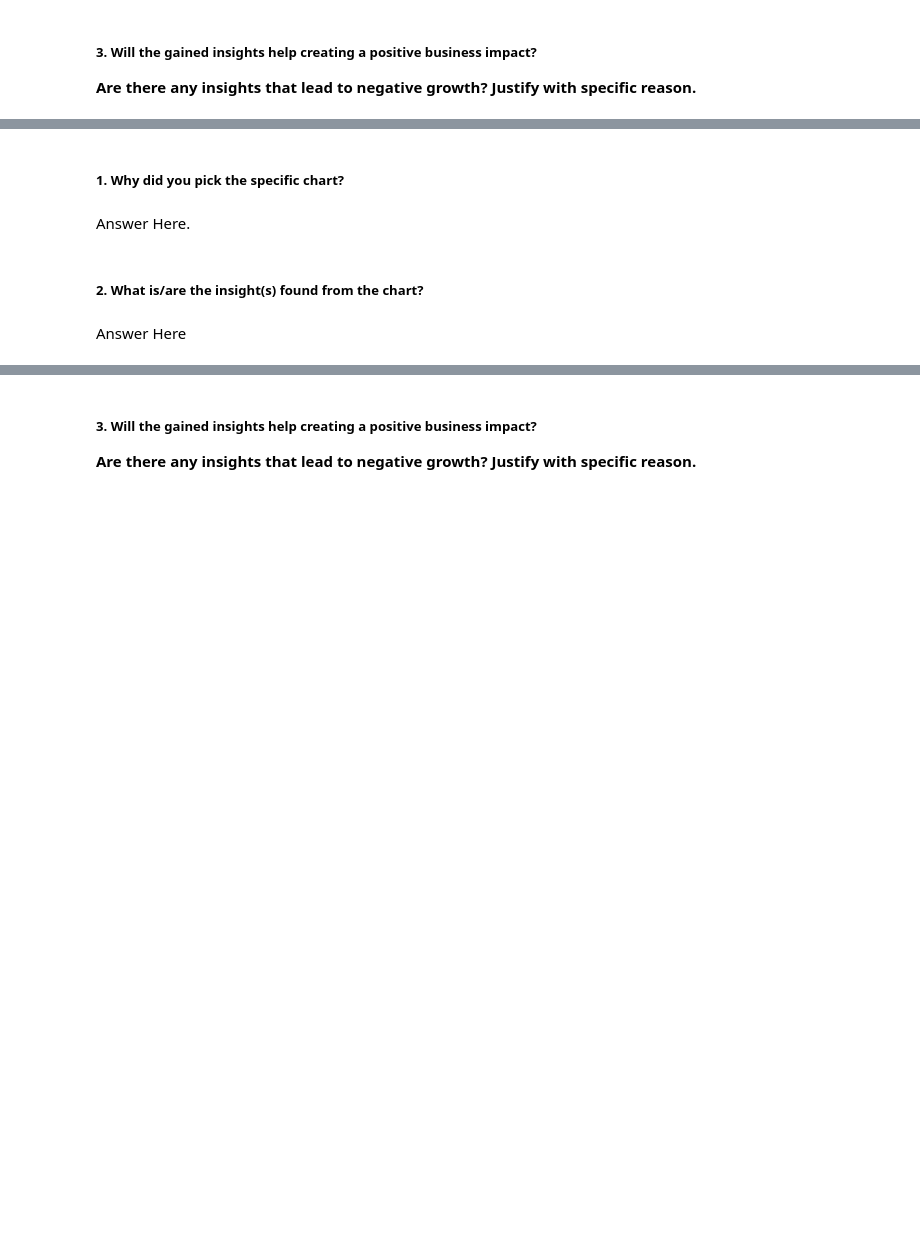
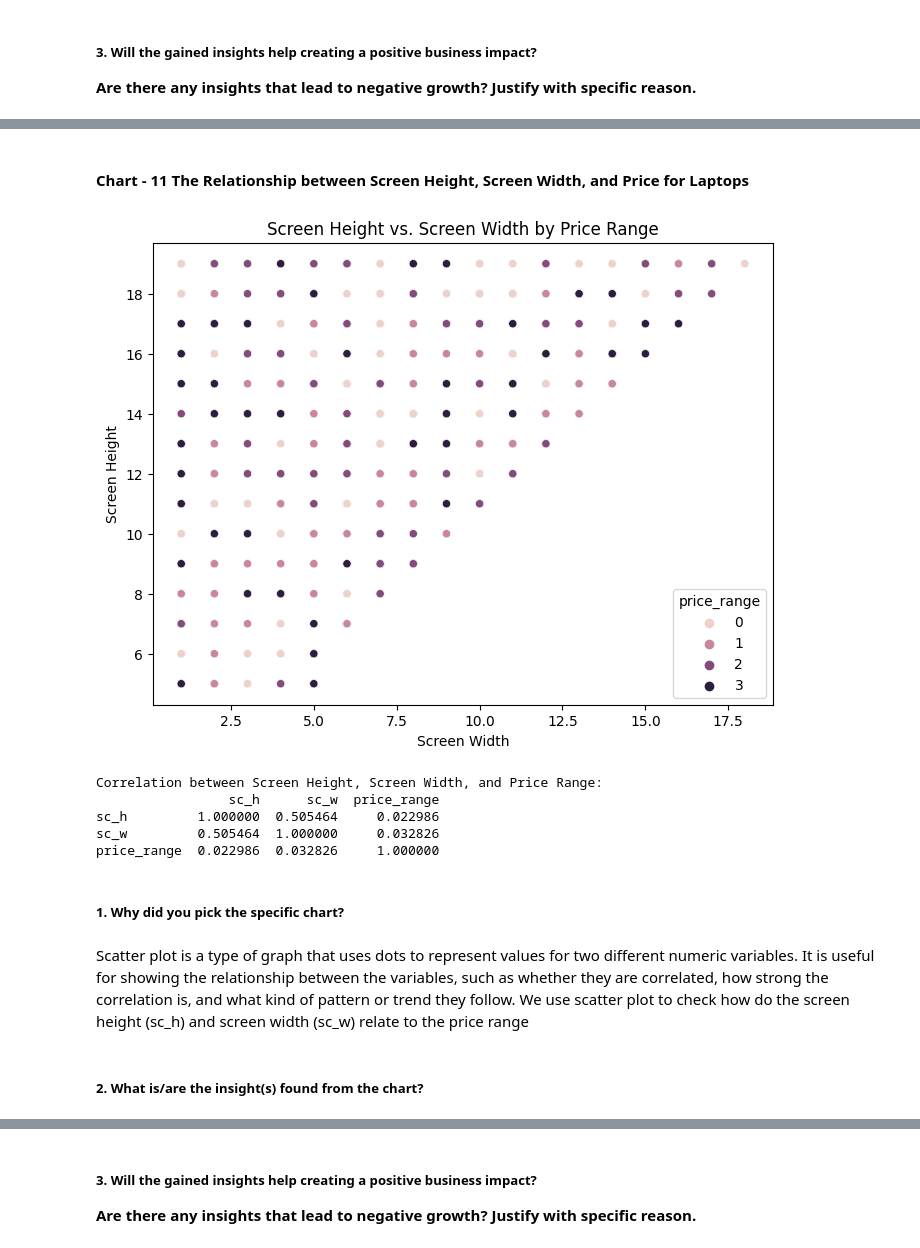
Before and after one commit to kapilkukreja469/Mobile_price_range_prediction, a Jupyter notebook: Mobile_price_range_prediction_by_kapil_kukreja.ipynb, the cells around one changed output, grey strips where cells are left out. Saved outputs shown, nothing was run; the diff lists cells and outputs as text; code cells hidden in the pictures; blank space fills up the shorter version.

```diff
--- a/Mobile_price_range_prediction_by_kapil_kukreja.ipynb
+++ b/Mobile_price_range_prediction_by_kapil_kukreja.ipynb
@@ -708,8 +741,29 @@ Answer Here
+# %% [markdown]
+#### **Chart - 11 The Relationship between Screen Height, Screen Width, and Price for Laptops**
+# %%
+# Chart - 11 visualization code
+# Scatter plot of screen height and screen width with price range
+plt.figure(figsize=(8, 6))
+sns.scatterplot(data=mobile_df, x='sc_w', y='sc_h', hue='price_range')
+plt.xlabel('Screen Width')
+plt.ylabel('Screen Height')
+plt.title('Screen Height vs. Screen Width by Price Range')
+plt.show()
+
+# Correlation between screen height, screen width, and price range
+corr_sc = mobile_df[['sc_h', 'sc_w', 'price_range']].corr()
+print('Correlation between Screen Height, Screen Width, and Price Range:')
+print(corr_sc)
+# %% [output]
+[figure, added]
+Correlation between Screen Height, Screen Width, and Price Range:
+                 sc_h      sc_w  price_range
+sc_h         1.000000  0.505464     0.022986
+sc_w         0.505464  1.000000     0.032826
+price_range  0.022986  0.032826     1.000000
 # %% [markdown]
 ##### **1. Why did you pick the specific chart?**
-# %% [markdown]
-Answer Here.
+# %% [markdown]
+  Scatter plot is a type of graph that uses dots to represent values for two different numeric variables. It is useful for showing the relationship between the variables, such as whether they are correlated, how strong the correlation is, and what kind of pattern or trend they follow. We use scatter plot to check how do the screen height (sc_h) and screen width (sc_w) relate to the price range
 # %% [markdown]
 ##### **2. What is/are the insight(s) found from the chart?**
-# %% [markdown]
-Answer Here
```
Also changed, not shown: parts of 49 cells of this notebook.
